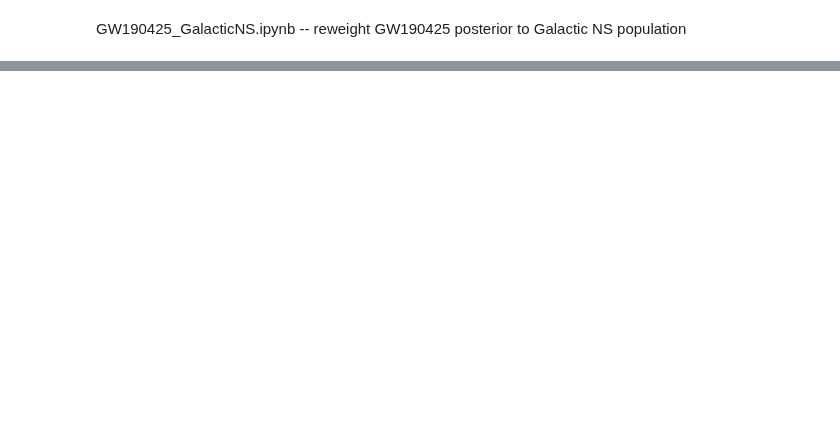
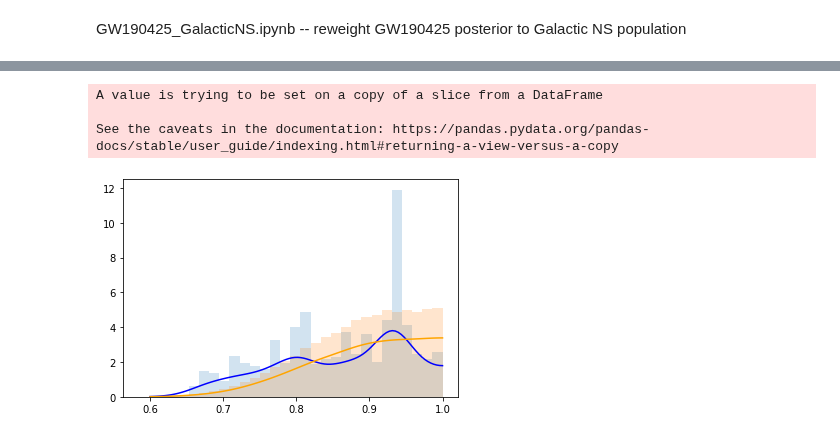
Before and after one commit to daniellmarc/reweighted-dns, a Jupyter notebook: GW190425_GalacticNS.ipynb, the cells around one changed output, grey strips where cells are left out. Cells and saved outputs as stored; diff of their text form; code cells hidden in the pictures; blank space fills up the shorter version.

Commit message:
Update pop model, kde reflection

```diff
--- a/GW190425_GalacticNS.ipynb
+++ b/GW190425_GalacticNS.ipynb
@@ -39,7 +39,7 @@ public_dcc_url= 'https://dcc.ligo.org/public/0169/P2000223/007/'
 !tar -xvf "$PWD/GW190425.tar" -C "$PWD"
 
 raw_data = h5py.File(os.getcwd()+'/GW190425/GW190425.h5','r')
-data = raw_data['C01:IMRPhenomPv2_NRTidal-HS']['posterior_samples']
+data = raw_data['C01:IMRPhenomPv2_NRTidal-LS']['posterior_samples']
 print(data.dtype.names)
 data = pd.DataFrame(np.array(data),columns=['mass_1','mass_2','mass_1_source','mass_2_source','chirp_mass_source','mass_ratio','a_1','a_2','cos_tilt_1','cos_tilt_2','spin_1z','spin_2z','chi_eff','lambda_1','lambda_2','lambda_tilde','luminosity_distance'])
 data = data.rename(columns={'mass_1':'m1_detector_frame_Msun','mass_2':'m2_detector_frame_Msun','mass_1_source':'m1','mass_2_source':'m2','mass_ratio':'q','chirp_mass_source':'mchirp','a_1':'spin1','a_2':'spin2','cos_tilt_1':'costilt1','cos_tilt_2':'costilt2','lambda_1':'lambda1','lambda_2':'lambda2','lambda_tilde':'lambdatilde','luminosity_distance':'luminosity_distance_Mpc'})
@@ -134,9 +142,9 @@ num_pops = 50
 ii = 0
 for pop_params in zip(mu1s,sigma1s,mu2s,sigma2s,ws,mmins,mmaxs):
 
-  pop_params = list(pop_params) + [-1., 0., 0.4, -1., 0., 0.05, 0., 5000.]
+  pop_params = list(pop_params) + [0., 0., 0.05, -2., 0., 0.05, 0., 5000.]
 
-  pop_data = data0.sample(5000)
+  pop_data = data0.sample(3000)
 
   pop_data['massweight'] = pop_data.apply(lambda row :
                             new_prior_mass(row['m1'],row['m2'],row['spin1'],row['spin2'],row['costilt1'],row['costilt2'],row['lambda1'],row['lambda2'],pop_params)
@@ -185,0 +229,67 @@ See the caveats in the documentation: https://pandas.pydata.org/pandas-docs/stab
+# %%
+# reflect kde
+
+reflected_df = {'q': [],'lambdatilde': [],'chi_eff': [],'massweight': [],'prior': []}
+reflected_df_1d = {'q': [],'lambdatilde': [],'chi_eff': [],'massweight': [],'prior': []}
+reflected_idx = 0
+
+for idx in list(marg_df.index.values):
+
+	q = marg_df.at[idx,'q']
+	Lt = marg_df.at[idx,'lambdatilde']
+
+	if q > 0.9:
+		reflected_df['massweight'] += [marg_df.massweight[idx]]
+		reflected_df['prior'] += [marg_df.prior[idx]]
+		reflected_df['q'] += [1. + np.abs(1.-q)]
+		reflected_df['lambdatilde'] += [marg_df.lambdatilde[idx]]
+		reflected_df['chi_eff'] += [np.nan]
+
+		reflected_df_1d['massweight'] += [marg_df.massweight[idx]]
+		reflected_df_1d['prior'] += [marg_df.prior[idx]+'_1d']
+		reflected_df_1d['q'] += [1. + np.abs(1.-q)]
+		reflected_df_1d['lambdatilde'] += [np.nan]
+		reflected_df_1d['chi_eff'] += [np.nan]
+
+		reflected_idx = reflected_idx + 1
+
+	if Lt < 50.:
+		reflected_df['massweight'] += [marg_df.massweight[idx]]
+		reflected_df['prior'] += [marg_df.prior[idx]]
+		reflected_df['q'] += [marg_df.q[idx]]
+		reflected_df['lambdatilde'] += [-np.abs(Lt)]
+		reflected_df['chi_eff'] += [np.nan]
+
+		reflected_df_1d['massweight'] += [marg_df.massweight[idx]]
+		reflected_df_1d['prior'] += [marg_df.prior[idx]+'_1d']
+		reflected_df_1d['q'] += [np.nan]
+		reflected_df_1d['lambdatilde'] += [-np.abs(Lt)]
+		reflected_df_1d['chi_eff'] += [np.nan]
+
+		reflected_idx = reflected_idx + 1
+
+reflected_df = pd.DataFrame(reflected_df)
+reflected_df_1d = pd.DataFrame(reflected_df_1d)
+marg_df_1d = marg_df.copy()
+for idx in list(marg_df.index.values): marg_df_1d['prior'][idx] = marg_df_1d['prior'][idx]+'_1d'
+marg_df = pd.concat([marg_df,reflected_df,marg_df_1d,reflected_df_1d]).reset_index()
+# %% [output]
+A value is trying to be set on a copy of a slice from a DataFrame
+
+See the caveats in the documentation: https://pandas.pydata.org/pandas-docs/stable/user_guide/indexing.html#returning-a-view-versus-a-copy
+# %%
+grange = (0.6,1.)
+grid = np.linspace(*grange,100)
+bw = 0.2
+
+plt.hist(data.q[data.prior == "Galactic"],alpha=0.2,weights=data.massweight[data.prior == "Galactic"],bins=30,density=True)
+plt.hist(data0.q[data0.prior == "LVC"],alpha=0.2,bins=30,density=True)
+
+kde = scipy.stats.gaussian_kde(marg_df.q[marg_df.prior == "Galactic_1d"][np.isfinite(marg_df.q)],bw_method=bw,weights=marg_df.massweight[marg_df.prior == "Galactic_1d"][np.isfinite(marg_df.q)])
+plt.plot(grid,kde(grid),c='blue')
+kde = scipy.stats.gaussian_kde(marg_df.q[marg_df.prior == "LVC_1d"][np.isfinite(marg_df.q)],bw_method=bw)
+plt.plot(grid,kde(grid),c='orange')
+
+plt.show()
+# %% [output]
+[figure, added]
```
Also changed, not shown: parts of 14 cells of this notebook.
